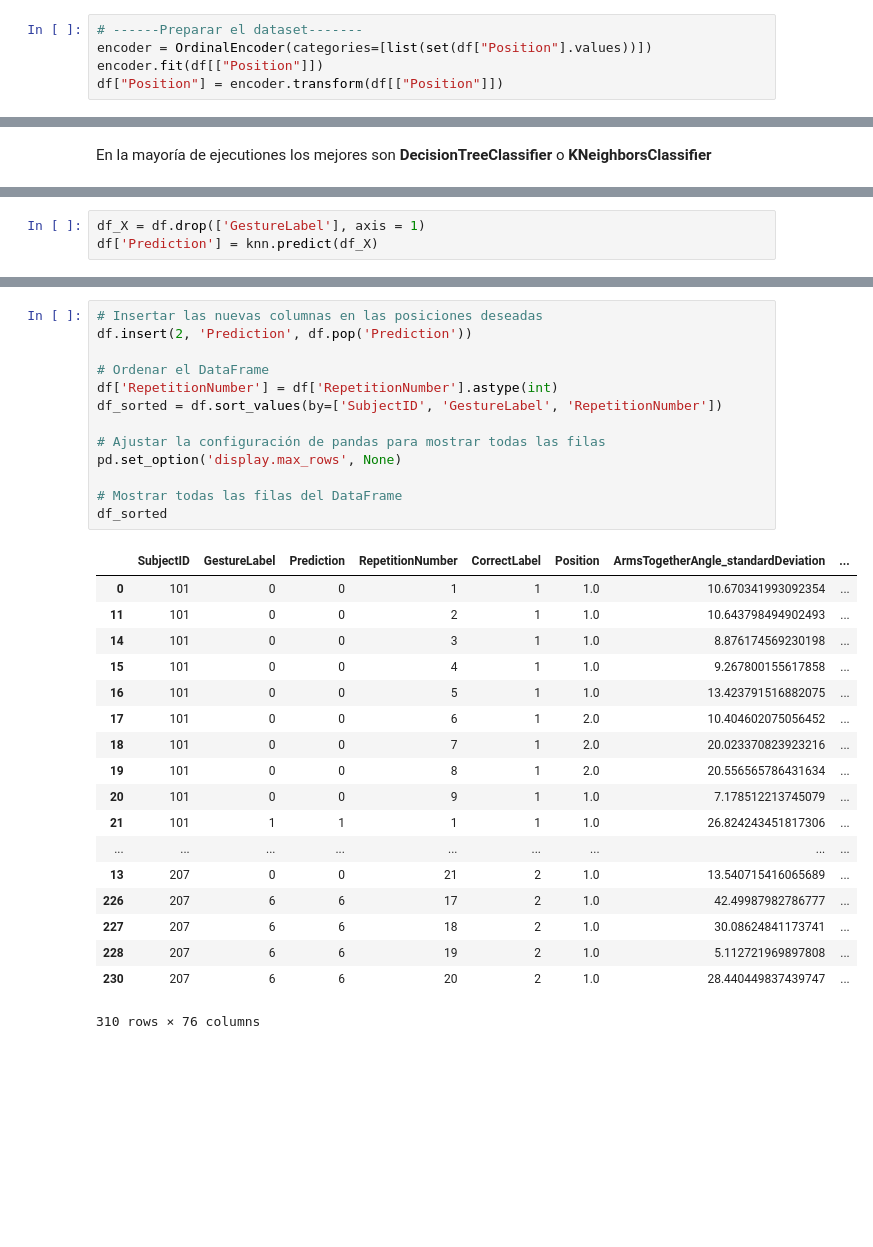
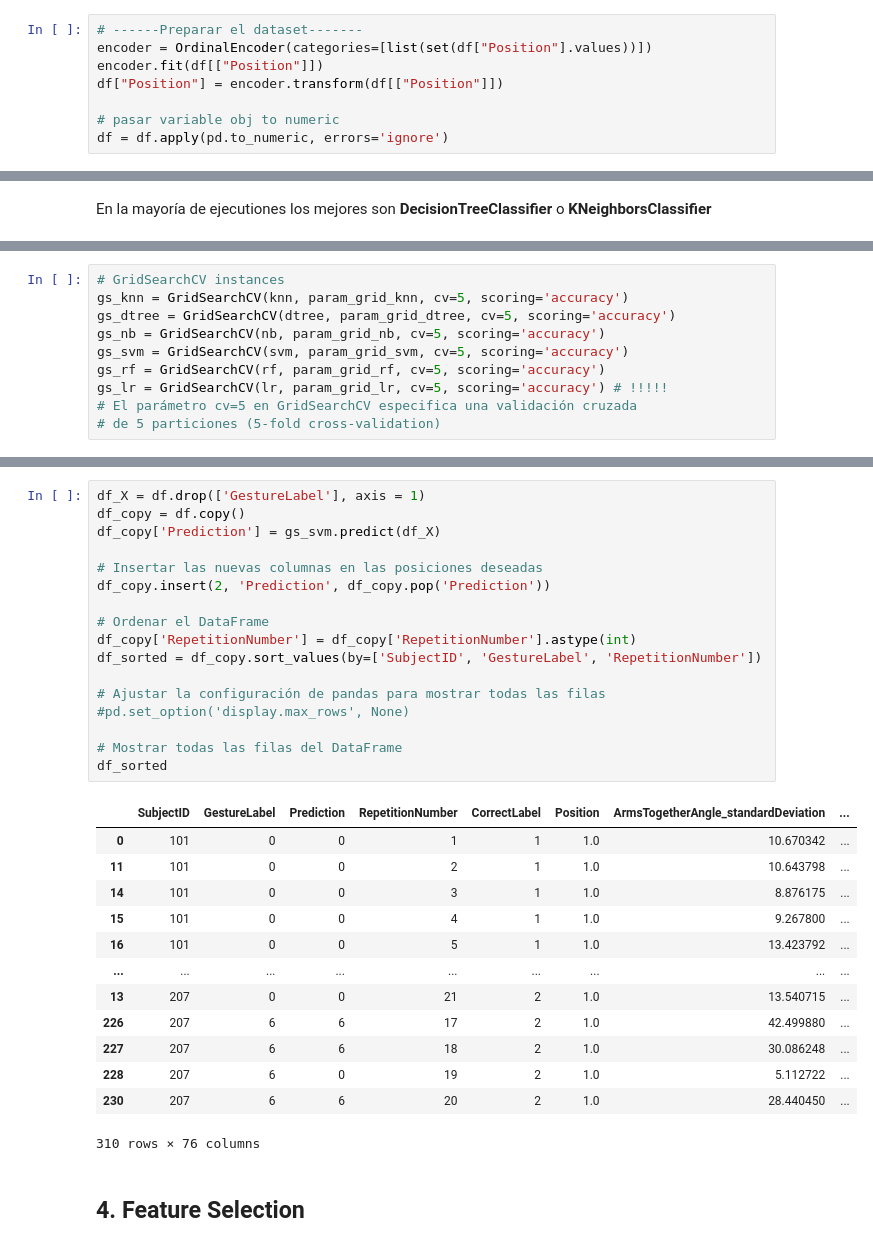
Before and after one commit to nmartinser/Telerehabilitation, a Jupyter notebook: notebooks/ml_gestureLabel.ipynb, the cells around one changed output, grey strips where cells are left out. Cells and saved outputs as stored; diff of their text form; blank space fills up the shorter version.

Commit message:
empezar feature-selection

```diff
--- a/notebooks/ml_gestureLabel.ipynb
+++ b/notebooks/ml_gestureLabel.ipynb
@@ -56,3 +66,6 @@ Text(0.5, 1.0, 'Distribución de los pacientes por gesto')
 encoder = OrdinalEncoder(categories=[list(set(df["Position"].values))])
 encoder.fit(df[["Position"]])
 df["Position"] = encoder.transform(df[["Position"]])
+
+# pasar variable obj to numeric
+df = df.apply(pd.to_numeric, errors='ignore')
@@ -167,3 +199,0 @@ plot_confusion_matrix(lr, test_X, test_y)
-# %%
-df_X = df.drop(['GestureLabel'], axis = 1)
-df['Prediction'] = knn.predict(df_X)
@@ -169,0 +226,10 @@ df['Prediction'] = knn.predict(df_X)
+# %%
+# GridSearchCV instances
+gs_knn = GridSearchCV(knn, param_grid_knn, cv=5, scoring='accuracy')
+gs_dtree = GridSearchCV(dtree, param_grid_dtree, cv=5, scoring='accuracy')
+gs_nb = GridSearchCV(nb, param_grid_nb, cv=5, scoring='accuracy')
+gs_svm = GridSearchCV(svm, param_grid_svm, cv=5, scoring='accuracy')
+gs_rf = GridSearchCV(rf, param_grid_rf, cv=5, scoring='accuracy')
+gs_lr = GridSearchCV(lr, param_grid_lr, cv=5, scoring='accuracy') # !!!!!
+# El parámetro cv=5 en GridSearchCV especifica una validación cruzada
+# de 5 particiones (5-fold cross-validation)
@@ -170,32 +305,33 @@ df['Prediction'] = knn.predict(df_X)
 # %%
+df_X = df.drop(['GestureLabel'], axis = 1)
+df_copy = df.copy()
+df_copy['Prediction'] = gs_svm.predict(df_X)
+
 # Insertar las nuevas columnas en las posiciones deseadas
-df.insert(2, 'Prediction', df.pop('Prediction'))
+df_copy.insert(2, 'Prediction', df_copy.pop('Prediction'))
 
 # Ordenar el DataFrame
-df['RepetitionNumber'] = df['RepetitionNumber'].astype(int)
-df_sorted = df.sort_values(by=['SubjectID', 'GestureLabel', 'RepetitionNumber'])
+df_copy['RepetitionNumber'] = df_copy['RepetitionNumber'].astype(int)
+df_sorted = df_copy.sort_values(by=['SubjectID', 'GestureLabel', 'RepetitionNumber'])
 
 # Ajustar la configuración de pandas para mostrar todas las filas
-pd.set_option('display.max_rows', None)
+#pd.set_option('display.max_rows', None)
 
 # Mostrar todas las filas del DataFrame
 df_sorted
 # %% [output]
 |  | SubjectID | GestureLabel | Prediction | RepetitionNumber | CorrectLabel | Position | ArmsTogetherAngle_standardDeviation | ... |
-| 0 | 101 | 0 | 0 | 1 | 1 | 1.0 | 10.670341993092354 | ... |
-| 11 | 101 | 0 | 0 | 2 | 1 | 1.0 | 10.643798494902493 | ... |
-| 14 | 101 | 0 | 0 | 3 | 1 | 1.0 | 8.876174569230198 | ... |
-| 15 | 101 | 0 | 0 | 4 | 1 | 1.0 | 9.267800155617858 | ... |
-| 16 | 101 | 0 | 0 | 5 | 1 | 1.0 | 13.423791516882075 | ... |
-| 17 | 101 | 0 | 0 | 6 | 1 | 2.0 | 10.404602075056452 | ... |
-| 18 | 101 | 0 | 0 | 7 | 1 | 2.0 | 20.023370823923216 | ... |
-| 19 | 101 | 0 | 0 | 8 | 1 | 2.0 | 20.556565786431634 | ... |
-| 20 | 101 | 0 | 0 | 9 | 1 | 1.0 | 7.178512213745079 | ... |
-| 21 | 101 | 1 | 1 | 1 | 1 | 1.0 | 26.824243451817306 | ... |
+| 0 | 101 | 0 | 0 | 1 | 1 | 1.0 | 10.670342 | ... |
+| 11 | 101 | 0 | 0 | 2 | 1 | 1.0 | 10.643798 | ... |
+| 14 | 101 | 0 | 0 | 3 | 1 | 1.0 | 8.876175 | ... |
+| 15 | 101 | 0 | 0 | 4 | 1 | 1.0 | 9.267800 | ... |
+| 16 | 101 | 0 | 0 | 5 | 1 | 1.0 | 13.423792 | ... |
 | ... | ... | ... | ... | ... | ... | ... | ... | ... |
-| 13 | 207 | 0 | 0 | 21 | 2 | 1.0 | 13.540715416065689 | ... |
-| 226 | 207 | 6 | 6 | 17 | 2 | 1.0 | 42.49987982786777 | ... |
-| 227 | 207 | 6 | 6 | 18 | 2 | 1.0 | 30.08624841173741 | ... |
-| 228 | 207 | 6 | 6 | 19 | 2 | 1.0 | 5.112721969897808 | ... |
-| 230 | 207 | 6 | 6 | 20 | 2 | 1.0 | 28.440449837439747 | ... |
+| 13 | 207 | 0 | 0 | 21 | 2 | 1.0 | 13.540715 | ... |
+| 226 | 207 | 6 | 6 | 17 | 2 | 1.0 | 42.499880 | ... |
+| 227 | 207 | 6 | 6 | 18 | 2 | 1.0 | 30.086248 | ... |
+| 228 | 207 | 6 | 0 | 19 | 2 | 1.0 | 5.112722 | ... |
+| 230 | 207 | 6 | 6 | 20 | 2 | 1.0 | 28.440450 | ... |
 310 rows × 76 columns
+# %% [markdown]
+## 4. Feature Selection
```
Also changed, not shown: parts of 24 cells of this notebook.
